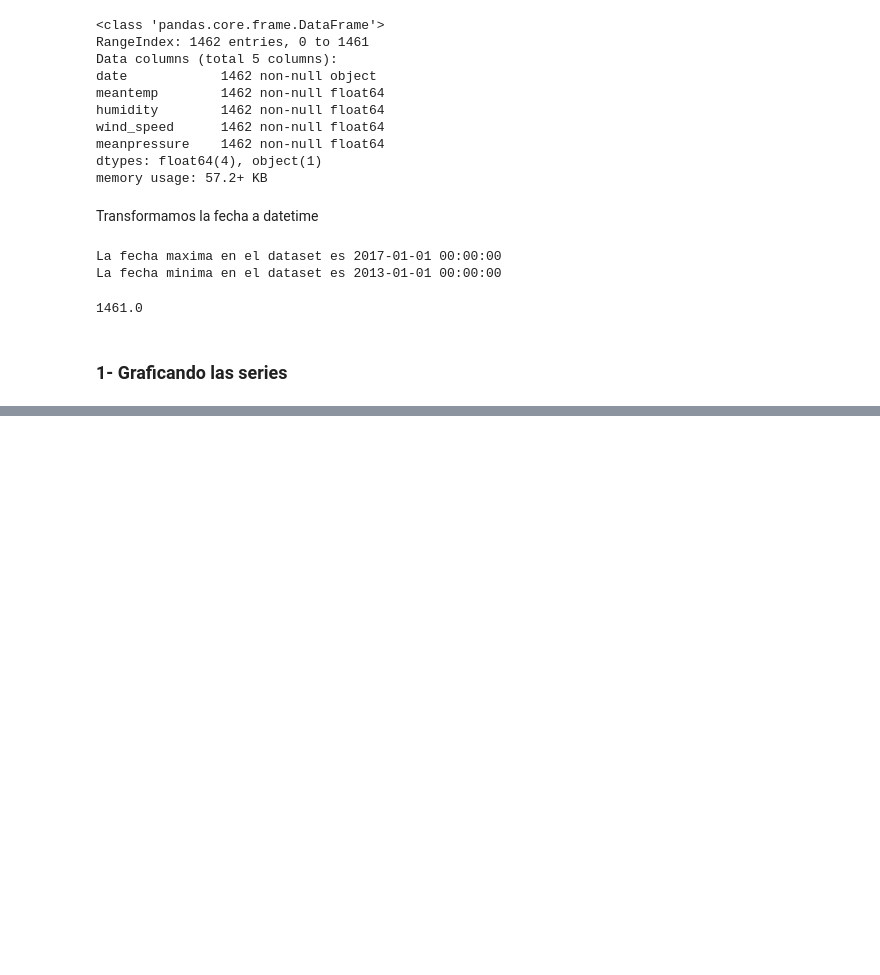
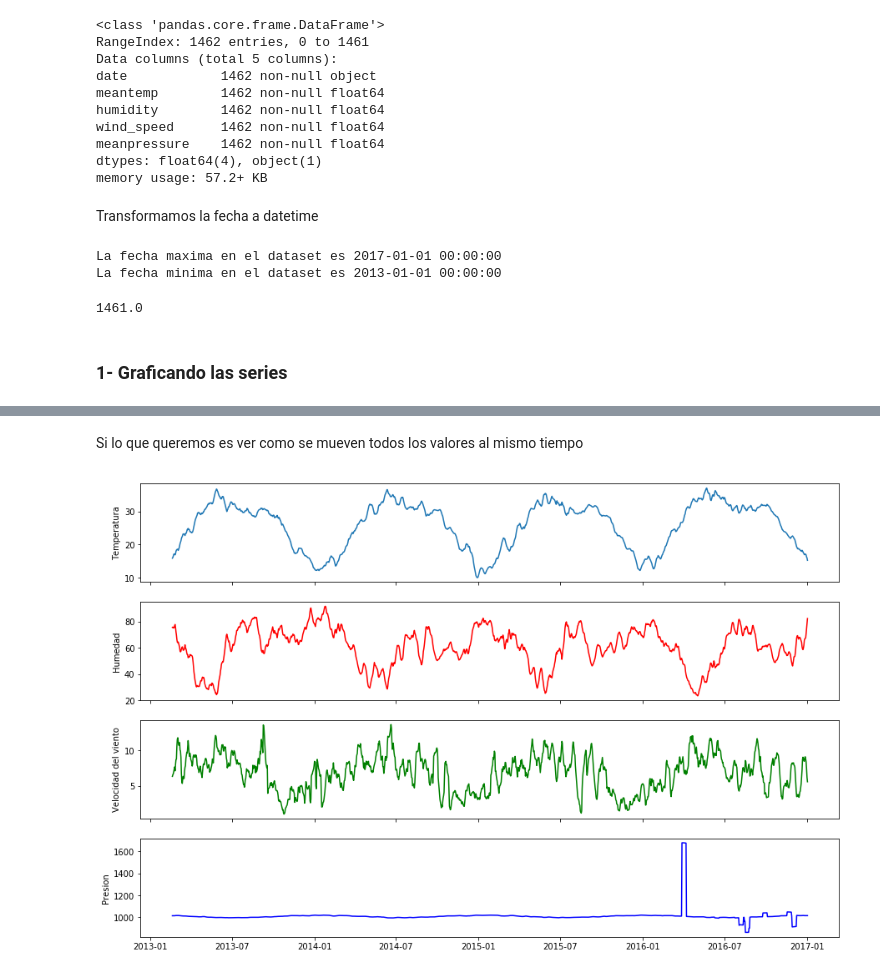
Before and after one commit to PamelaMunozCaceres/Python-Study, a Jupyter notebook: Jugando con Series de Tiempo.ipynb, the cells around one changed output, grey strips where cells are left out. Cells and saved outputs as stored; diff of their text form; code cells hidden in the pictures; blank space fills up the shorter version.

```diff
--- a/Jugando con Series de Tiempo.ipynb
+++ b/Jugando con Series de Tiempo.ipynb
@@ -55,0 +91,22 @@ print(dias)
+# %% [markdown]
+Si lo que queremos es ver como se mueven todos los valores al mismo tiempo
+# %%
+ventana = 10
+df_train['wind_speed_smooth'] = df_train['wind_speed'].rolling(window=ventana).mean()
+df_train['meanpressure_smooth'] = df_train['meanpressure'].rolling(window=ventana).mean()
+
+# Eliminamos nans
+df_train.dropna(inplace=True)
+
+fig, ax = plt.subplots(4, 1, figsize=(15, 10), sharex=True)
+ax[0].plot(df_train['date'], df_train['meantemp_smooth'])
+ax[1].plot(df_train['date'], df_train['humidity_smooth'], c="r")
+ax[2].plot(df_train['date'], df_train['wind_speed_smooth'], c="g")
+ax[3].plot(df_train['date'], df_train['meanpressure_smooth'], c="b")
+ax[0].set_ylabel('Temperatura')
+ax[1].set_ylabel('Humedad')
+ax[2].set_ylabel('Velocidad del viento')
+ax[3].set_ylabel('Presion')
+plt.show()
+# %% [output]
+[figure, added]
```
Also changed, not shown: parts of 6 cells of this notebook.
